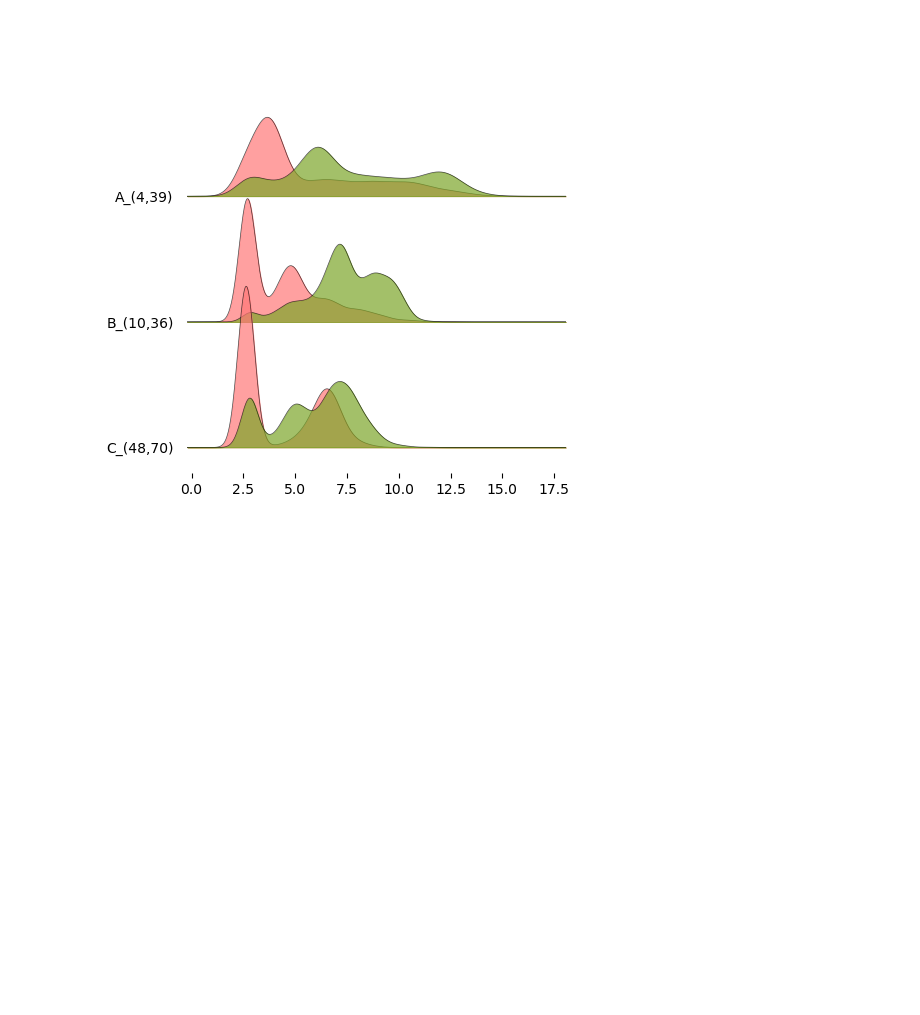
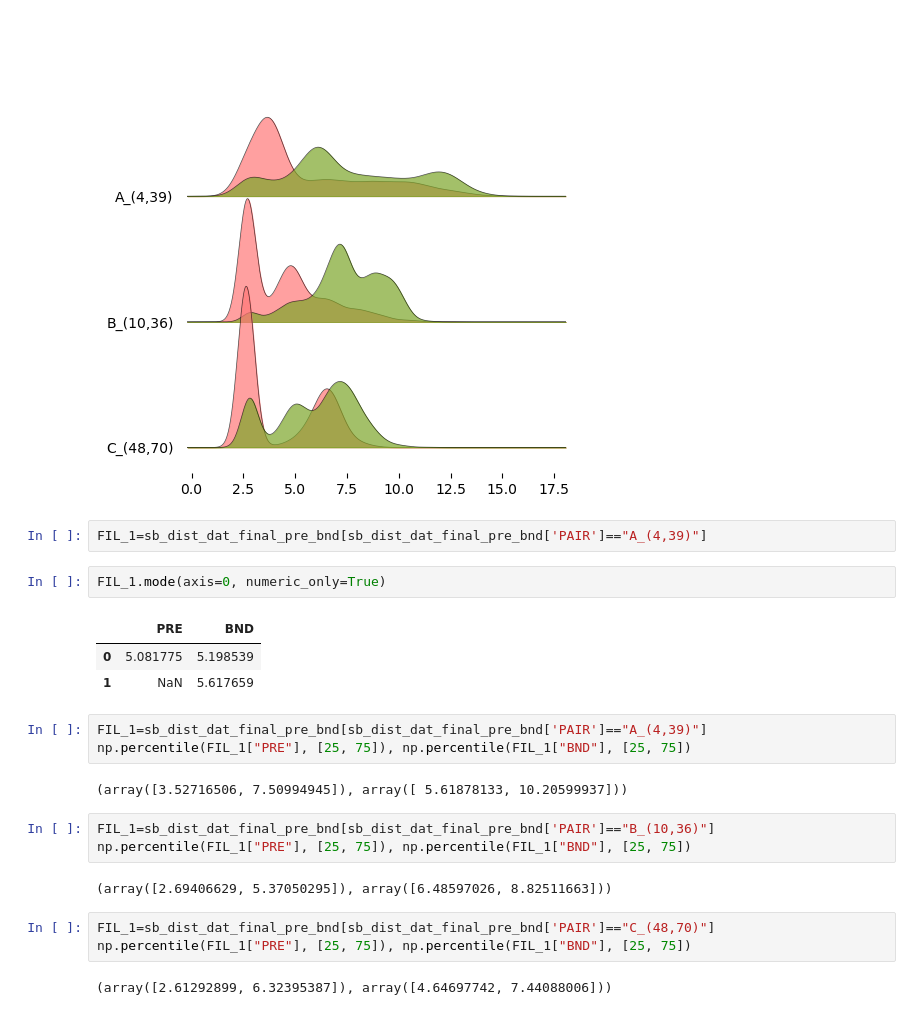
Before and after one commit to CSB-Thukral-Lab/LC3_conformations_scripts_data, a Jupyter notebook: scripts/geometric_analysis/salt_bridge_distances.ipynb, the cells around one changed output. Saved outputs shown, nothing was run; the diff lists cells and outputs as text; blank space fills up the shorter version.

```diff
--- a/scripts/geometric_analysis/salt_bridge_distances.ipynb
+++ b/scripts/geometric_analysis/salt_bridge_distances.ipynb
@@ -302,3 +302,26 @@ plt.savefig('../../plots/geometric_analysis/electrostatic_contacts_distance_pre_
 plt.show()
 # %% [output]
 [figure]
+# %%
+FIL_1=sb_dist_dat_final_pre_bnd[sb_dist_dat_final_pre_bnd['PAIR']=="A_(4,39)"]
+# %%
+FIL_1.mode(axis=0, numeric_only=True)
+# %% [output]
+|  | PRE | BND |
+| 0 | 5.081775 | 5.198539 |
+| 1 | NaN | 5.617659 |
+# %%
+FIL_1=sb_dist_dat_final_pre_bnd[sb_dist_dat_final_pre_bnd['PAIR']=="A_(4,39)"]
+np.percentile(FIL_1["PRE"], [25, 75]), np.percentile(FIL_1["BND"], [25, 75])
+# %% [output]
+(array([3.52716506, 7.50994945]), array([ 5.61878133, 10.20599937]))
+# %%
+FIL_1=sb_dist_dat_final_pre_bnd[sb_dist_dat_final_pre_bnd['PAIR']=="B_(10,36)"]
+np.percentile(FIL_1["PRE"], [25, 75]), np.percentile(FIL_1["BND"], [25, 75])
+# %% [output]
+(array([2.69406629, 5.37050295]), array([6.48597026, 8.82511663]))
+# %%
+FIL_1=sb_dist_dat_final_pre_bnd[sb_dist_dat_final_pre_bnd['PAIR']=="C_(48,70)"]
+np.percentile(FIL_1["PRE"], [25, 75]), np.percentile(FIL_1["BND"], [25, 75])
+# %% [output]
+(array([2.61292899, 6.32395387]), array([4.64697742, 7.44088006]))
```
Also changed, not shown: 14 other files.
